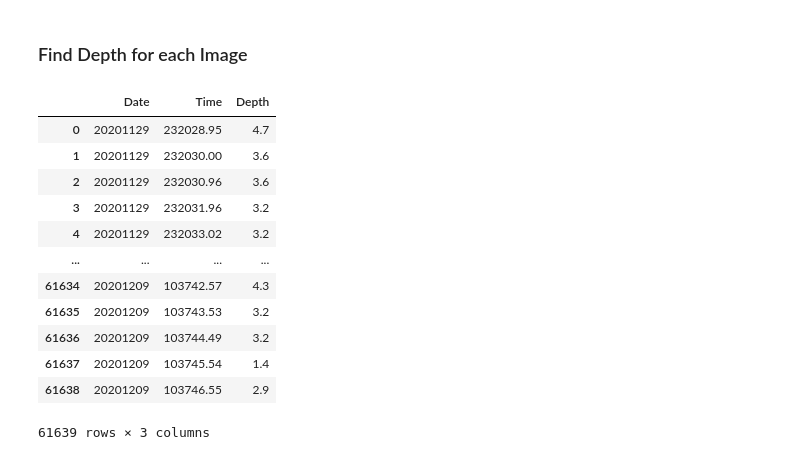
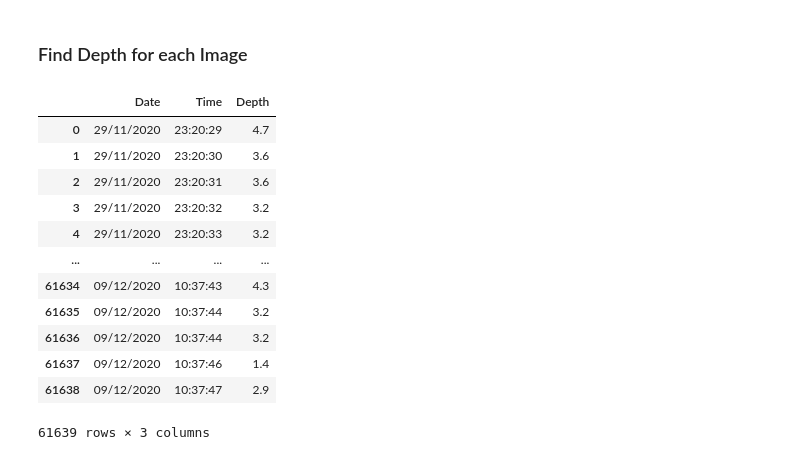
Before and after one commit to oceanhackweek/ohw24_proj_micronekton_img_pipeline_au, a Jupyter notebook: Regs_code.ipynb, the cells around one changed output. Cells and saved outputs as stored; diff of their text form; code cells hidden in the pictures.

```diff
--- a/Regs_code.ipynb
+++ b/Regs_code.ipynb
@@ -176,21 +185,2 @@ import_df
 # %% [markdown]
 ### Find Depth for each Image
-# %%
-depth_info = pd.read_csv('IN2020_V08_date_time_depth_20201129-20201209-op-test-03.txt', header=None, names=['XXX', 'Date', 'Time', 'Depth'])
-depth_info = depth_info.iloc[:, 1:]
-depth_info = depth_info.iloc[1:].reset_index(drop=True)
-depth_info
-# %% [output]
-|  | Date | Time | Depth |
-| 0 | 20201129 | 232028.95 | 4.7 |
-| 1 | 20201129 | 232030.00 | 3.6 |
-| 2 | 20201129 | 232030.96 | 3.6 |
-| 3 | 20201129 | 232031.96 | 3.2 |
-| 4 | 20201129 | 232033.02 | 3.2 |
-| ... | ... | ... | ... |
-| 61634 | 20201209 | 103742.57 | 4.3 |
-| 61635 | 20201209 | 103743.53 | 3.2 |
-| 61636 | 20201209 | 103744.49 | 3.2 |
-| 61637 | 20201209 | 103745.54 | 1.4 |
-| 61638 | 20201209 | 103746.55 | 2.9 |
-61639 rows × 3 columns
@@ -237,0 +187,41 @@ for index, img_info in import_df.iterrows():
+# %%
+import pandas as pd
+from datetime import datetime, timedelta
+
+def round_to_nearest_second(time_str):
+    dt = datetime.strptime(time_str, '%H:%M:%S:%f')
+    rounded_seconds = round(dt.second + dt.microsecond / 1_000_000)
+    new_dt = dt.replace(second=0, microsecond=0) + timedelta(seconds=rounded_seconds)
+    return new_dt.strftime('%H:%M:%S')
+
+depth_info = pd.read_csv('IN2020_V08_date_time_depth_20201129-20201209-op-test-03.txt',
+                         header=None,
+                         names=['XXX', 'Date', 'Time', 'Depth']).iloc[:, 1:]
+
+depth_info = depth_info.iloc[1:].reset_index(drop=True)
+depth_info['Date'] = pd.to_datetime(depth_info['Date'], format='%Y%m%d').dt.strftime('%d/%m/%Y')
+
+
+depth_info['Time'] = depth_info['Time'].apply(lambda x: f"{int(x * 100):08d}")
+t_str_new = [round_to_nearest_second(f"{t[:2]}:{t[2:4]}:{t[4:6]}:{t[6:]}") for t in depth_info['Time']]
+depth_info['Time'] = t_str_new
+
+# depth_info['Time'] = depth_info['Time'].apply(lambda x: '{:06}'.format(round(x)))
+# depth_info['Time'] = depth_info['Time'].apply(lambda t: f"{t[:2]}:{t[2:4]}:{t[4:6]}:{t[7:]}")
+# depth_info['Time'] = depth_info['Time'].apply(lambda t: f"{t[:2]}:{t[2:4]}:{min(int(t[4:]), 59):02d}")
+
+depth_info
+# %% [output]
+|  | Date | Time | Depth |
+| 0 | 29/11/2020 | 23:20:29 | 4.7 |
+| 1 | 29/11/2020 | 23:20:30 | 3.6 |
+| 2 | 29/11/2020 | 23:20:31 | 3.6 |
+| 3 | 29/11/2020 | 23:20:32 | 3.2 |
+| 4 | 29/11/2020 | 23:20:33 | 3.2 |
+| ... | ... | ... | ... |
+| 61634 | 09/12/2020 | 10:37:43 | 4.3 |
+| 61635 | 09/12/2020 | 10:37:44 | 3.2 |
+| 61636 | 09/12/2020 | 10:37:44 | 3.2 |
+| 61637 | 09/12/2020 | 10:37:46 | 1.4 |
+| 61638 | 09/12/2020 | 10:37:47 | 2.9 |
+61639 rows × 3 columns
```
Also changed, not shown: parts of 9 cells of this notebook.
